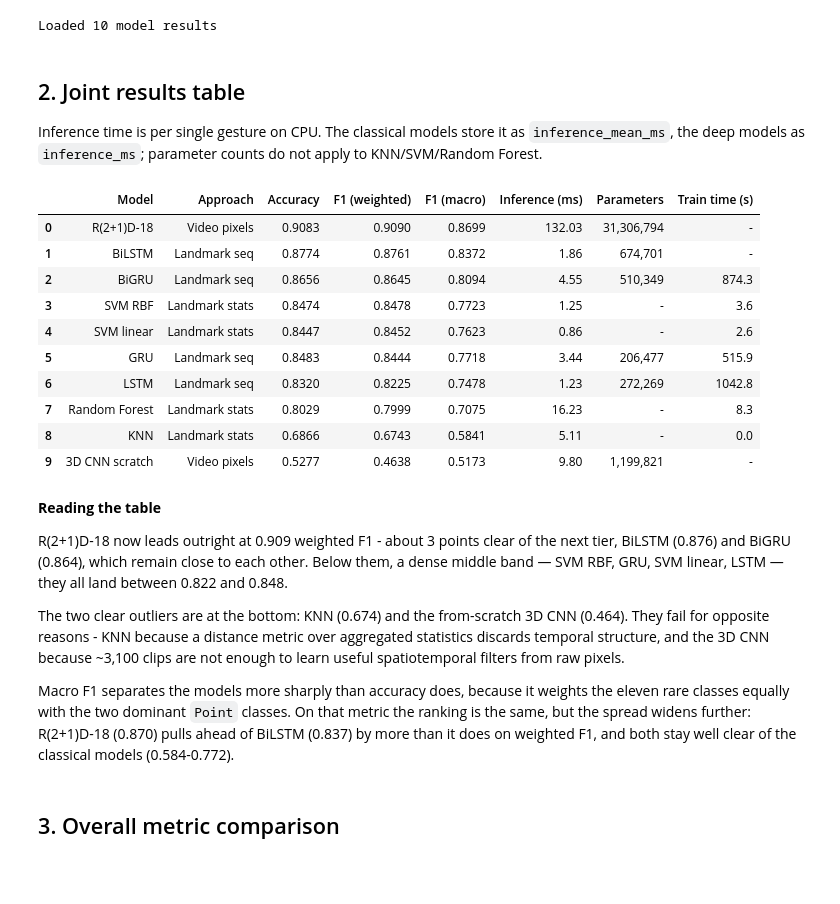
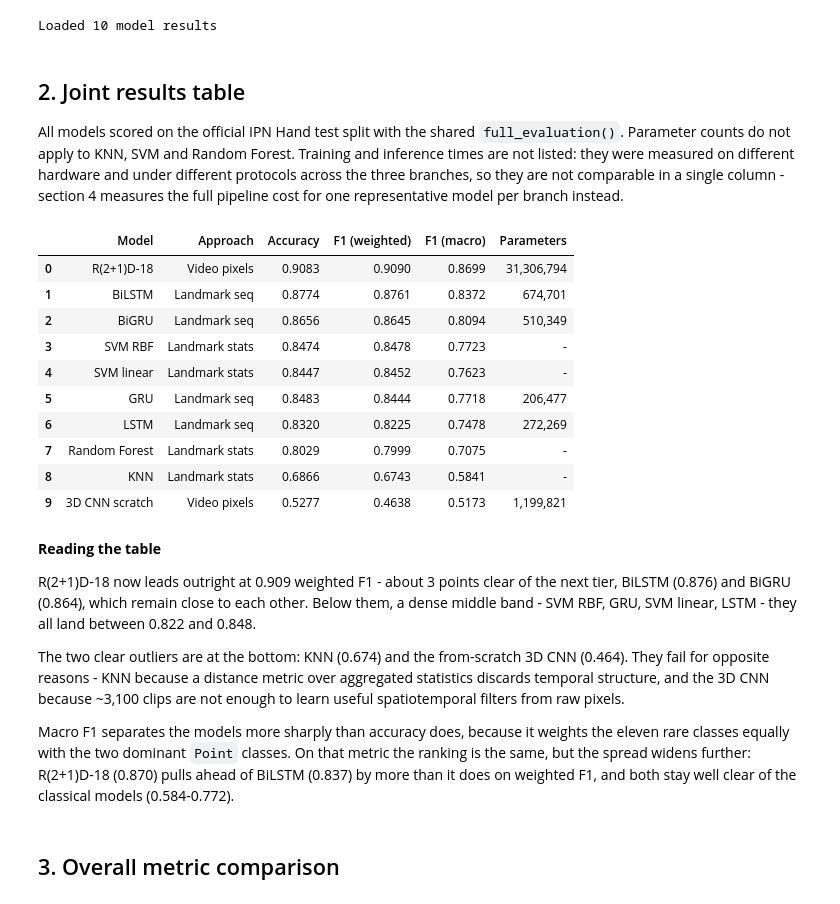
Before and after one commit to lanamatic/video-hand-gesture-recognition, a Jupyter notebook: notebooks/08_final_evaluation.ipynb, the cells around one changed output. Saved outputs shown, nothing was run; the diff lists cells and outputs as text; code cells hidden in the pictures; blank space fills up the shorter version.

Commit message:
Fix inference time evaluation

```diff
--- a/notebooks/08_final_evaluation.ipynb
+++ b/notebooks/08_final_evaluation.ipynb
@@ -64,47 +64,42 @@ Loaded 10 model results
 # %% [markdown]
 ## 2. Joint results table
 
-Inference time is per single gesture on CPU. The classical models store it as
-`inference_mean_ms`, the deep models as `inference_ms`; parameter counts do not apply to
-KNN/SVM/Random Forest.
+All models scored on the official IPN Hand test split with the shared `full_evaluation()`. Parameter counts do not apply to KNN, SVM and Random Forest. Training and inference times are not listed: they were measured on different hardware and under different protocols across the three branches, so they are not comparable in a single column - section 4 measures the full pipeline cost for one representative model per branch instead.
 # %%
 rows = []
 for name, r in results.items():
-    inference_ms = r.get('inference_mean_ms', r.get('inference_ms'))
     rows.append({
         'Model': name,
         'Approach': r['approach'],
         'Accuracy': r['accuracy'],
         'F1 (weighted)': r['f1_weighted'],
         'F1 (macro)': r['f1_macro'],
-        'Inference (ms)': inference_ms,
         'Parameters': r.get('parameters'),
-        'Train time (s)': r.get('train_time_s'),
     })
 
 comparison_df = pd.DataFrame(rows).sort_values('F1 (weighted)', ascending=False).reset_index(drop=True)
 comparison_df.to_csv(os.path.join(RESULTS_DIR, "final_comparison.csv"), index=False)
 
 comparison_df.style.format({
     'Accuracy': '{:.4f}', 'F1 (weighted)': '{:.4f}', 'F1 (macro)': '{:.4f}',
-    'Inference (ms)': '{:.2f}', 'Parameters': '{:,.0f}', 'Train time (s)': '{:.1f}',
+    'Parameters': '{:,.0f}',
 }, na_rep='-').background_gradient(subset=['Accuracy', 'F1 (weighted)', 'F1 (macro)'], cmap='Blues')
 # %% [output]
-|  | Model | Approach | Accuracy | F1 (weighted) | F1 (macro) | Inference (ms) | Parameters | Train time (s) |
-| 0 | R(2+1)D-18 | Video pixels | 0.9083 | 0.9090 | 0.8699 | 132.03 | 31,306,794 | - |
-| 1 | BiLSTM | Landmark seq | 0.8774 | 0.8761 | 0.8372 | 1.86 | 674,701 | - |
-| 2 | BiGRU | Landmark seq | 0.8656 | 0.8645 | 0.8094 | 4.55 | 510,349 | 874.3 |
-| 3 | SVM RBF | Landmark stats | 0.8474 | 0.8478 | 0.7723 | 1.25 | - | 3.6 |
-| 4 | SVM linear | Landmark stats | 0.8447 | 0.8452 | 0.7623 | 0.86 | - | 2.6 |
-| 5 | GRU | Landmark seq | 0.8483 | 0.8444 | 0.7718 | 3.44 | 206,477 | 515.9 |
-| 6 | LSTM | Landmark seq | 0.8320 | 0.8225 | 0.7478 | 1.23 | 272,269 | 1042.8 |
-| 7 | Random Forest | Landmark stats | 0.8029 | 0.7999 | 0.7075 | 16.23 | - | 8.3 |
-| 8 | KNN | Landmark stats | 0.6866 | 0.6743 | 0.5841 | 5.11 | - | 0.0 |
-| 9 | 3D CNN scratch | Video pixels | 0.5277 | 0.4638 | 0.5173 | 9.80 | 1,199,821 | - |
+|  | Model | Approach | Accuracy | F1 (weighted) | F1 (macro) | Parameters |
+| 0 | R(2+1)D-18 | Video pixels | 0.9083 | 0.9090 | 0.8699 | 31,306,794 |
+| 1 | BiLSTM | Landmark seq | 0.8774 | 0.8761 | 0.8372 | 674,701 |
+| 2 | BiGRU | Landmark seq | 0.8656 | 0.8645 | 0.8094 | 510,349 |
+| 3 | SVM RBF | Landmark stats | 0.8474 | 0.8478 | 0.7723 | - |
+| 4 | SVM linear | Landmark stats | 0.8447 | 0.8452 | 0.7623 | - |
+| 5 | GRU | Landmark seq | 0.8483 | 0.8444 | 0.7718 | 206,477 |
+| 6 | LSTM | Landmark seq | 0.8320 | 0.8225 | 0.7478 | 272,269 |
+| 7 | Random Forest | Landmark stats | 0.8029 | 0.7999 | 0.7075 | - |
+| 8 | KNN | Landmark stats | 0.6866 | 0.6743 | 0.5841 | - |
+| 9 | 3D CNN scratch | Video pixels | 0.5277 | 0.4638 | 0.5173 | 1,199,821 |
 # %% [markdown]
 **Reading the table**
 
-R(2+1)D-18 now leads outright at 0.909 weighted F1 - about 3 points clear of the next tier, BiLSTM (0.876) and BiGRU (0.864), which remain close to each other. Below them, a dense middle band — SVM RBF, GRU, SVM linear, LSTM — they all land between 0.822 and 0.848.
+R(2+1)D-18 now leads outright at 0.909 weighted F1 - about 3 points clear of the next tier, BiLSTM (0.876) and BiGRU (0.864), which remain close to each other. Below them, a dense middle band - SVM RBF, GRU, SVM linear, LSTM - they all land between 0.822 and 0.848.
 
 The two clear outliers are at the bottom: KNN (0.674) and the from-scratch 3D CNN (0.464). They fail for opposite reasons - KNN because a distance metric over aggregated statistics discards temporal structure, and the 3D CNN because ~3,100 clips are not enough to learn useful spatiotemporal filters from raw pixels.
 
```
Also changed, not shown: parts of 13 cells of this notebook, 8 other files.
